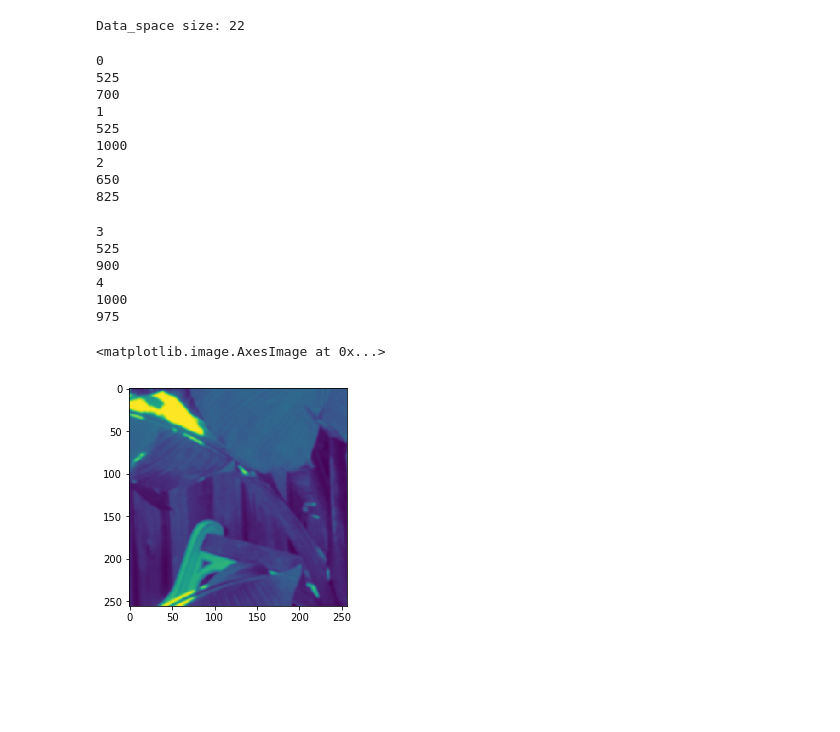
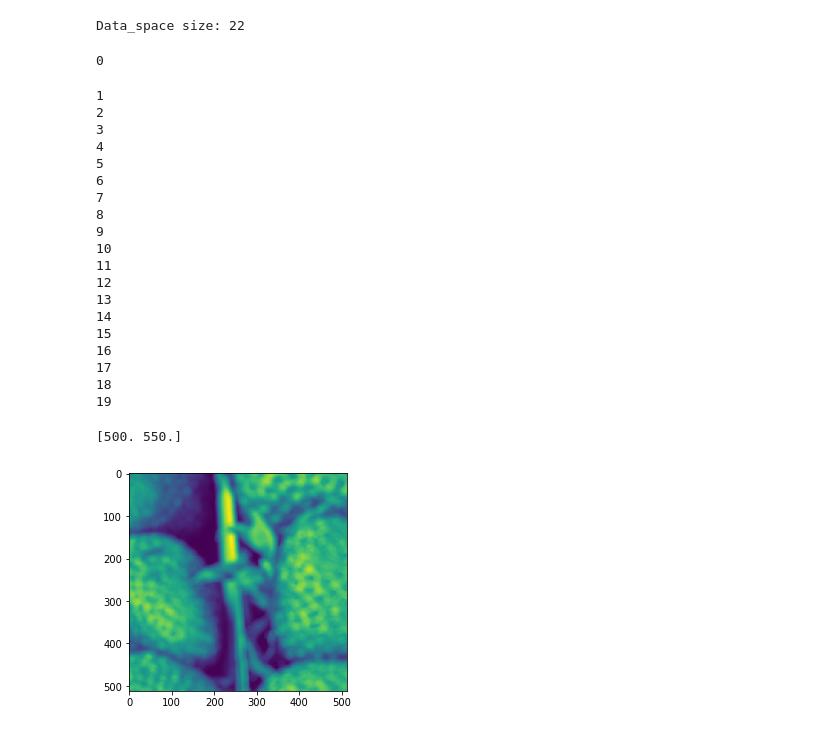
Before and after one commit to cianhwang/autofocusVCM, a Jupyter notebook: data_gen.ipynb, the cells around one changed output. Drawn from its saved outputs; the diff is of its cells as text; code cells hidden in the pictures; blank space fills up the shorter version.

```diff
--- a/data_gen.ipynb
+++ b/data_gen.ipynb
@@ -24,9 +24,9 @@ print(len(File_names))
 # %% [output]
 5004
 # %%
-image_size1 = 256
-image_size2 = 256
-Num_of_data = 20000###########################################
+image_size1 = 512
+image_size2 = 512
+Num_of_data = 20###########################################
 #Focus_step = 200
 # %%
 DATA = np.zeros([Num_of_data,image_size1,image_size2,1],np.float32)
@@ -99,7 +99,7 @@ def Defocus(input_image, filter_size, scale):
     return crop_noise
 # %%
 def Data_aug(im):
-    k = 180
+    k = 360
     caseidx = random.randint(1,4)
     if caseidx == 1:
         return im[im.shape[0]//2-k:im.shape[0]//2+k,im.shape[1]//2-k:im.shape[1]//2+k]
@@ -125,12 +125,11 @@ for i in range(Num_of_data):
     img = cv2.imread(File_names[idx],0)
     img_file_names.append(File_names[idx])
     while True:
-        if (img is not None) and (min(img.shape[0]-360,img.shape[1]-360) > 0):
+        if (img is not None) and (min(img.shape[0]-720,img.shape[1]-720) > 0):
             break
         idx = random.randint(0,len(File_names)-1)
         img = cv2.imread(File_names[idx],0)
         img_file_names[i] = File_names[idx]
-
     Focused_image = Data_aug(img)
     if Focused_image.max()>1:
         Focused_image = Focused_image/255.0
@@ -160,18 +159,23 @@ for i in range(Num_of_data):
 #     print(Label[i,:])
 # %% [output]
 0
-525
-700
-1
-525
-1000
-2
-650
-825
+1
+2
 3
-525
-900
 4
-1000
-975
+5
+6
+7
+8
+9
+10
+11
+12
+13
+14
+15
+16
+17
+18
+19
 # %%
@@ -180,7 +184,7 @@ np.save('vcm_data/n_train_label_one_im_norm_2set_256_vcm',Label)  ##############
 # %%
-#plt.imshow(DATA[4, :, :, 0])
+plt.imshow(DATA[1, :, :, 0])
 
-#print(Label[4, :])
+print(Label[1, :])
 # %% [output]
-<matplotlib.image.AxesImage at 0x...>
+[500. 550.]
-[figure, old version]
+[figure, new version]
```
Also changed, not shown: parts of 2 cells of this notebook, 5 other files.
